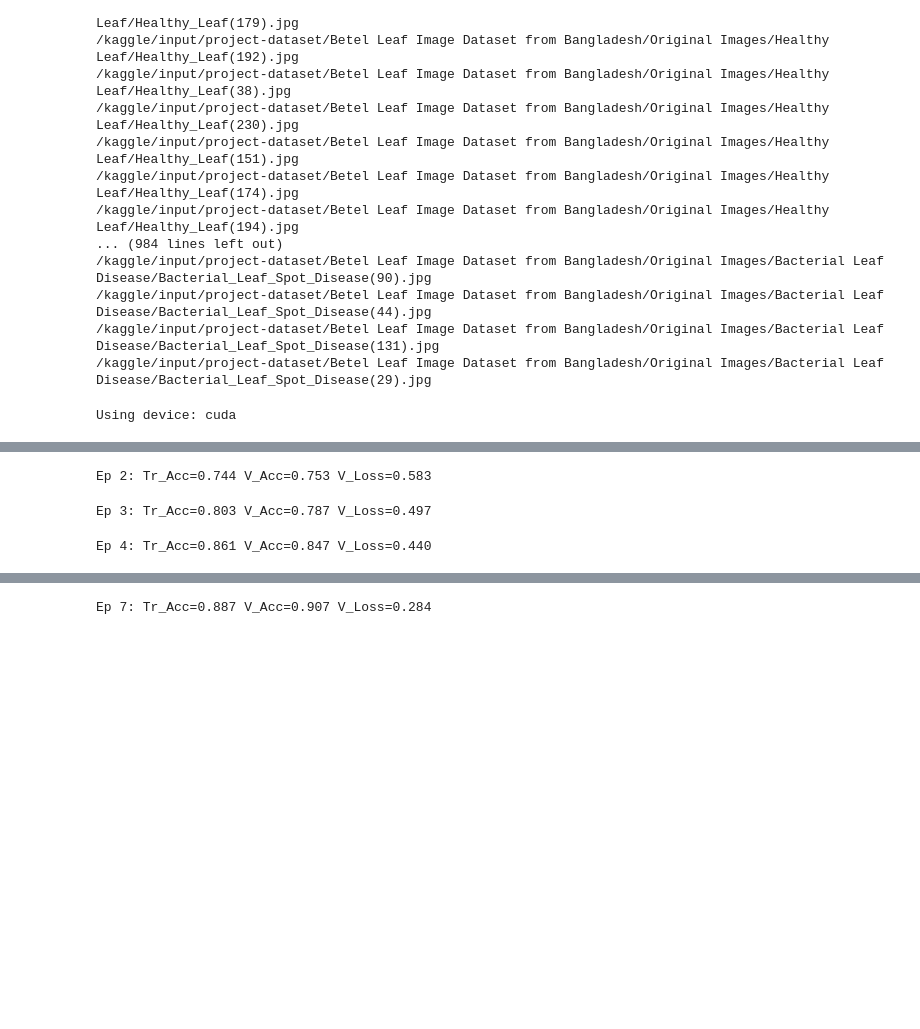
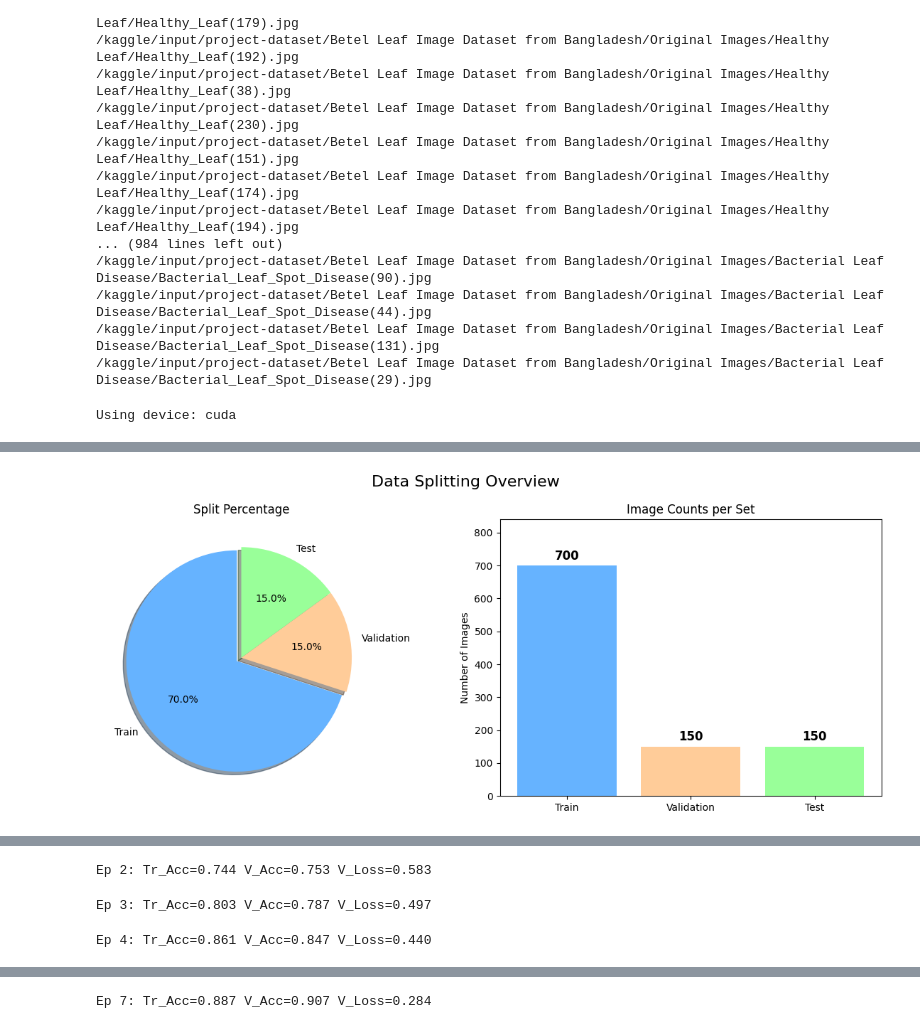
Before and after one commit to Aditya-Debnath/Betel-Leaf-Image-Dataset-from-Bangladesh, a Jupyter notebook: Code/Custom Hybrid CNN-Swin Transformer.ipynb, the cells around one changed output, grey strips where cells are left out. Saved outputs shown, nothing was run; the diff lists cells and outputs as text; code cells hidden in the pictures; blank space fills up the shorter version.

```diff
--- a/Code/Custom Hybrid CNN-Swin Transformer.ipynb
+++ b/Code/Custom Hybrid CNN-Swin Transformer.ipynb
@@ -160,6 +160,86 @@ test_loader = DataLoader(BetelDS(test_df, class_names, tf_test), batch_size=16,
 
 print(f"Classes: {class_names}")
 print(f"Train Size: {len(train_df)}")
+
+# ==============================================================================
+# 2b. DATASET VISUALIZATION (Plots)
+# ==============================================================================
+
+# 1. Dataset Split Ratios Visualization
+sizes = {
+    "Train": len(train_df),
+    "Validation": len(val_df),
+    "Test": len(test_df)
+}
+total = sum(sizes.values())
+
+print("\n--- Dataset Split Statistics ---")
+for split, size in sizes.items():
+    print(f"{split}: {size} images ({size / total * 100:.2f}%)")
+
+fig, axes = plt.subplots(1, 2, figsize=(12, 5))
+plt.suptitle("Data Splitting Overview", fontsize=16)
+
+# Pie Chart
+axes[0].pie(
+    sizes.values(),
+    labels=sizes.keys(),
+    autopct="%.1f%%",
+    startangle=90,
+    colors=['#66b3ff', '#ffcc99', '#99ff99'],
+    explode=(0.05, 0, 0), # Pop out train slice
+    shadow=True
+)
+axes[0].set_title("Split Percentage")
+
+# Bar Chart
+bars = axes[1].bar(sizes.keys(), sizes.values(), color=['#66b3ff', '#ffcc99', '#99ff99'])
+axes[1].set_ylabel("Number of Images")
+axes[1].set_title("Image Counts per Set")
+axes[1].set_ylim(0, max(sizes.values()) * 1.2)
+
+# Add count labels
+for bar in bars:
+    height = bar.get_height()
+    axes[1].text(bar.get_x() + bar.get_width()/2., height + 10,
+                 f'{height}', ha='center', va='bottom', fontsize=12, fontweight='bold')
+
+plt.tight_layout()
+plt.show()
+
+
+# 2. Class Distribution Visualization
+def plot_class_distribution(train_df, val_df, test_df):
+    datasets = {"Train": train_df, "Validation": val_df, "Test": test_df}
+    colors = sns.color_palette("viridis", 4) # 4 classes
+
+    fig, axes = plt.subplots(1, 3, figsize=(18, 5))
+    fig.suptitle('Class Balance Across Splits', fontsize=16)
+
+    for ax, (split_name, df) in zip(axes, datasets.items()):
+        # Count per class (label column name matches my earlier Swin code 'label')
+        class_counts = df['label'].value_counts().sort_index()
+
+        # Bar Plot
+        bars = ax.bar(class_counts.index, class_counts.values, color=colors)
+
+        ax.set_title(f'{split_name} Set ({len(df)} imgs)')
+        ax.set_xlabel('Class')
+        ax.set_ylabel('Count')
+        ax.set_xticks(range(len(class_counts)))
+        ax.set_xticklabels(class_counts.index, rotation=45, ha='right')
+
+        # Value labels
+        for bar in bars:
+            yval = bar.get_height()
+            ax.text(bar.get_x() + bar.get_width()/2, yval + 1, int(yval), ha='center', va='bottom')
+
+        ax.set_ylim(0, max(class_counts) * 1.2) # Breathing room
+
+    plt.tight_layout()
+    plt.show()
+
+plot_class_distribution(train_df, val_df, test_df)
 
 # ==============================================================================
 # 4. HYBRID MODEL (CNN + Swin Transformer)
@@ -456,0 +540 @@ Train Size: 700
+[figure, added]
```
Also changed, not shown: parts of 1 cell of this notebook.
